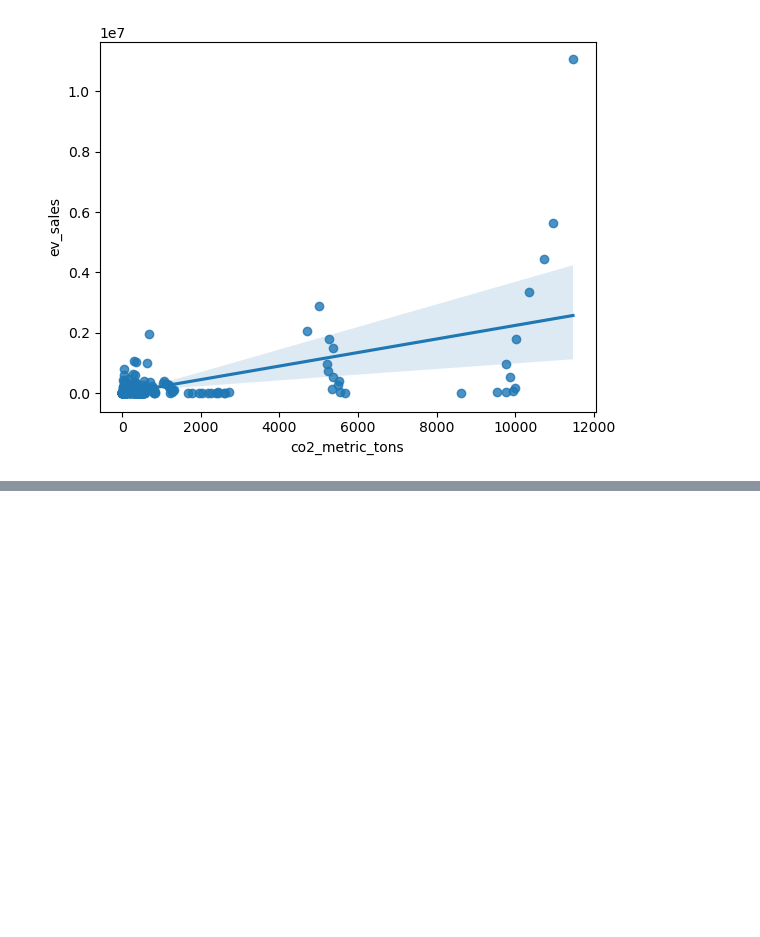
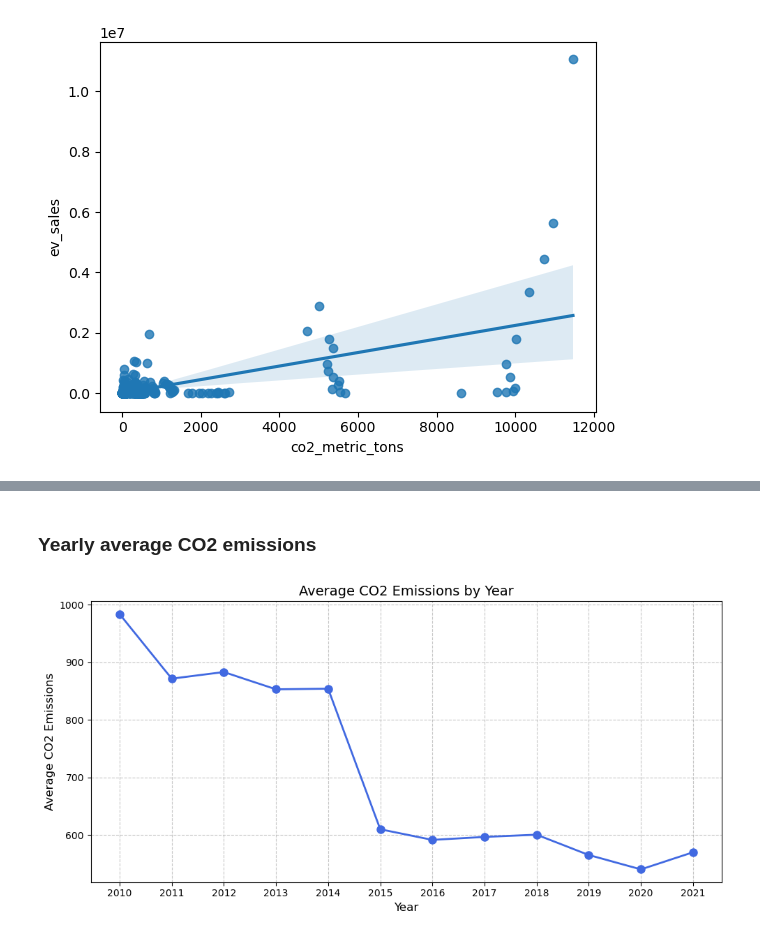
Before and after one commit to TebasMartinez/mini-project-sql-database, a Jupyter notebook: Data Visualization.ipynb, the cells around one changed output, grey strips where cells are left out. Cells and saved outputs as stored; diff of their text form; code cells hidden in the pictures; blank space fills up the shorter version.

```diff
--- a/Data Visualization.ipynb
+++ b/Data Visualization.ipynb
@@ -168,0 +185,16 @@ sns.regplot(x="co2_metric_tons", y="ev_sales", data=ev_co)
+# %% [markdown]
+### Yearly average CO2 emissions
+# %%
+yearly_avg_CO2 = ev_co.groupby('year')['co2_metric_tons'].mean().reset_index()
+plt.figure(figsize=(10, 5))
+plt.plot(yearly_avg['year'], yearly_avg_CO2['co2_metric_tons'],
+         marker='o', linestyle='-', color='royalblue', linewidth=2, markersize=8)
+plt.title('Average CO2 Emissions by Year', fontsize=14)
+plt.xlabel('Year', fontsize=12)
+plt.ylabel('Average CO2 Emissions', fontsize=12)
+plt.grid(True, linestyle='--', alpha=0.7)
+plt.xticks(yearly_avg['year'])  # Ensure all years are shown
+plt.tight_layout()
+plt.show()
+# %% [output]
+[figure, added]
```
Also changed, not shown: parts of 4 cells of this notebook.
